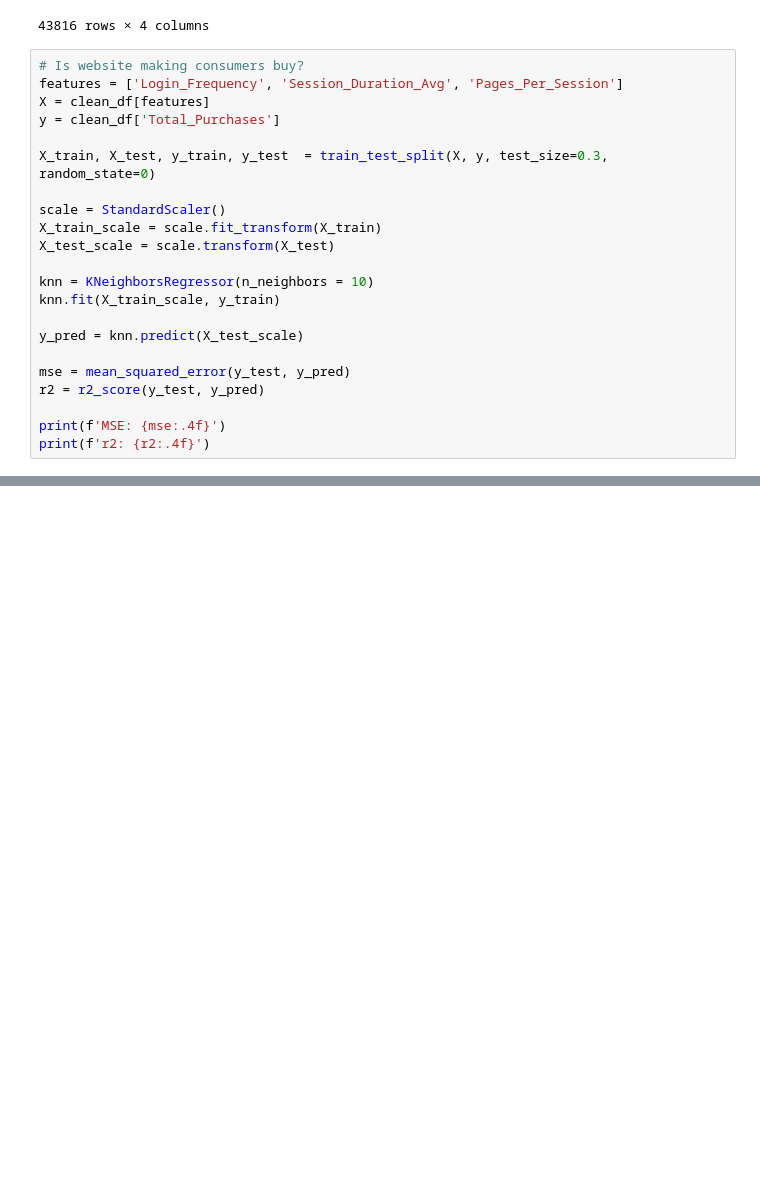
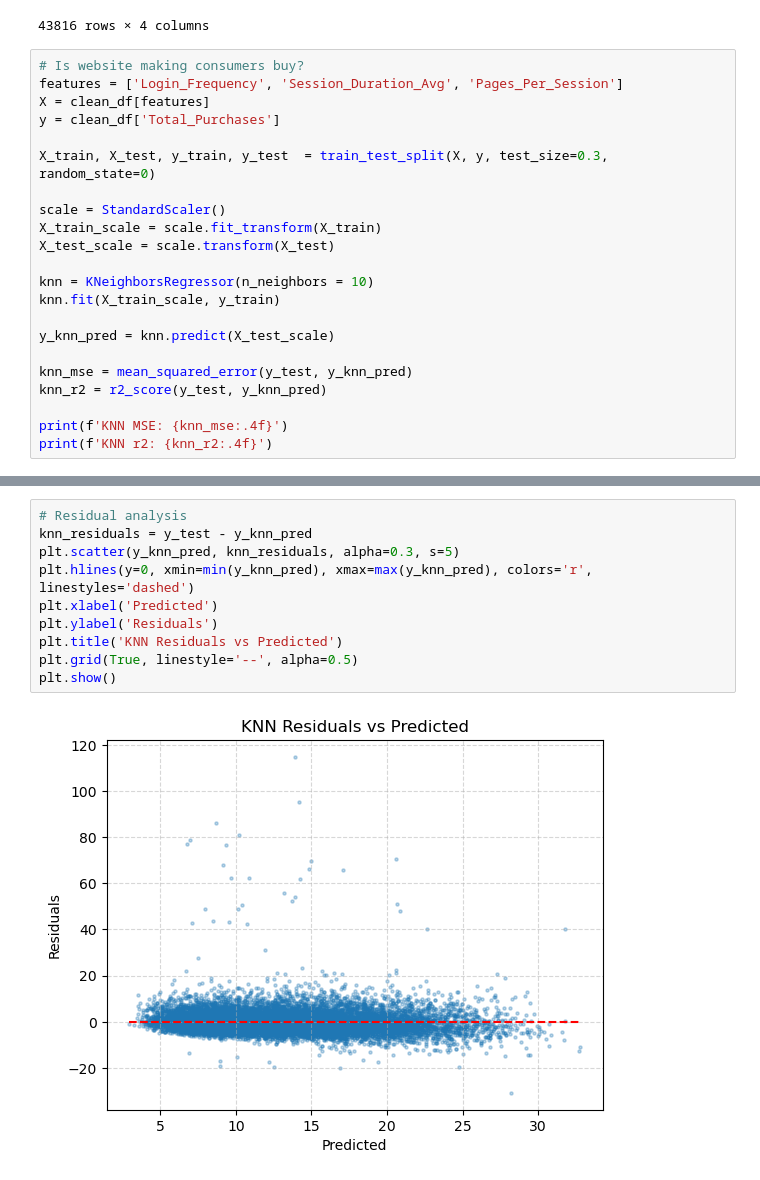
Before and after one commit to amychen70/ecommerce_analysis, a Jupyter notebook: machine_learning.ipynb, the cells around one changed output, grey strips where cells are left out. Saved outputs shown, nothing was run; the diff lists cells and outputs as text; blank space fills up the shorter version.

```diff
--- a/machine_learning.ipynb
+++ b/machine_learning.ipynb
@@ -53,11 +56,11 @@ X_test_scale = scale.transform(X_test)
 knn = KNeighborsRegressor(n_neighbors = 10)
 knn.fit(X_train_scale, y_train)
 
-y_pred = knn.predict(X_test_scale)
+y_knn_pred = knn.predict(X_test_scale)
 
-mse = mean_squared_error(y_test, y_pred)
-r2 = r2_score(y_test, y_pred)
+knn_mse = mean_squared_error(y_test, y_knn_pred)
+knn_r2 = r2_score(y_test, y_knn_pred)
 
-print(f'MSE: {mse:.4f}')
-print(f'r2: {r2:.4f}')
+print(f'KNN MSE: {knn_mse:.4f}')
+print(f'KNN r2: {knn_r2:.4f}')
 # %% [output]
@@ -74,3 +77,15 @@ plt.show
 # %% [output]
 <function matplotlib.pyplot.show(close=None, block=None)>
 [figure]
+# %%
+# Residual analysis
+knn_residuals = y_test - y_knn_pred
+plt.scatter(y_knn_pred, knn_residuals, alpha=0.3, s=5)
+plt.hlines(y=0, xmin=min(y_knn_pred), xmax=max(y_knn_pred), colors='r', linestyles='dashed')
+plt.xlabel('Predicted')
+plt.ylabel('Residuals')
+plt.title('KNN Residuals vs Predicted')
+plt.grid(True, linestyle='--', alpha=0.5)
+plt.show()
+# %% [output]
+[figure, added]
```
Also changed, not shown: parts of 10 cells of this notebook.
